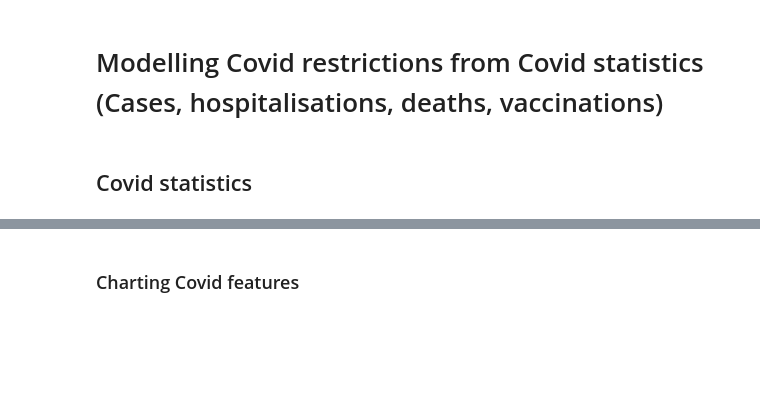
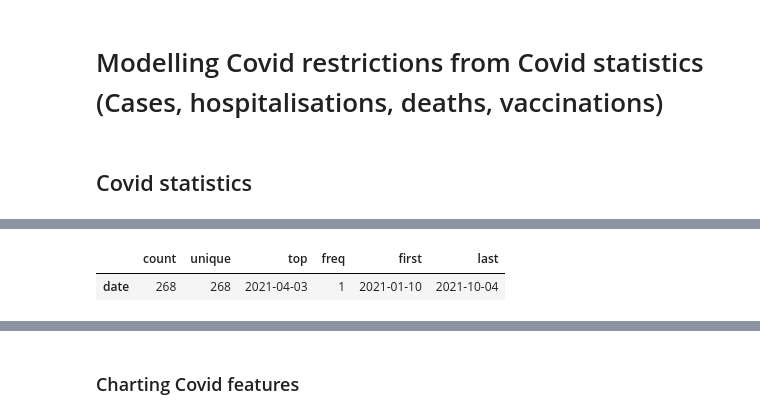
Before and after one commit to montgoz007/corona-modelling, a Jupyter notebook: EDA.ipynb, the cells around one changed output, grey strips where cells are left out. Saved outputs shown, nothing was run; the diff lists cells and outputs as text; code cells hidden in the pictures; blank space fills up the shorter version.

```diff
--- a/EDA.ipynb
+++ b/EDA.ipynb
@@ -38,0 +59,3 @@ memory usage: 43.6+ KB
+# %%
+covid_data.describe(include=['datetime']).T
+# %% [output]
@@ -39,3 +63,5 @@ memory usage: 43.6+ KB
+|  | count | unique | top | freq | first | last |
+| date | 268 | 268 | 2021-04-03 | 1 | 2021-01-10 | 2021-10-04 |
 # %%
 covid_data.describe(include=['datetime']).T
 # %% [output]
```
Also changed, not shown: parts of 9 cells of this notebook, 5 other files.
